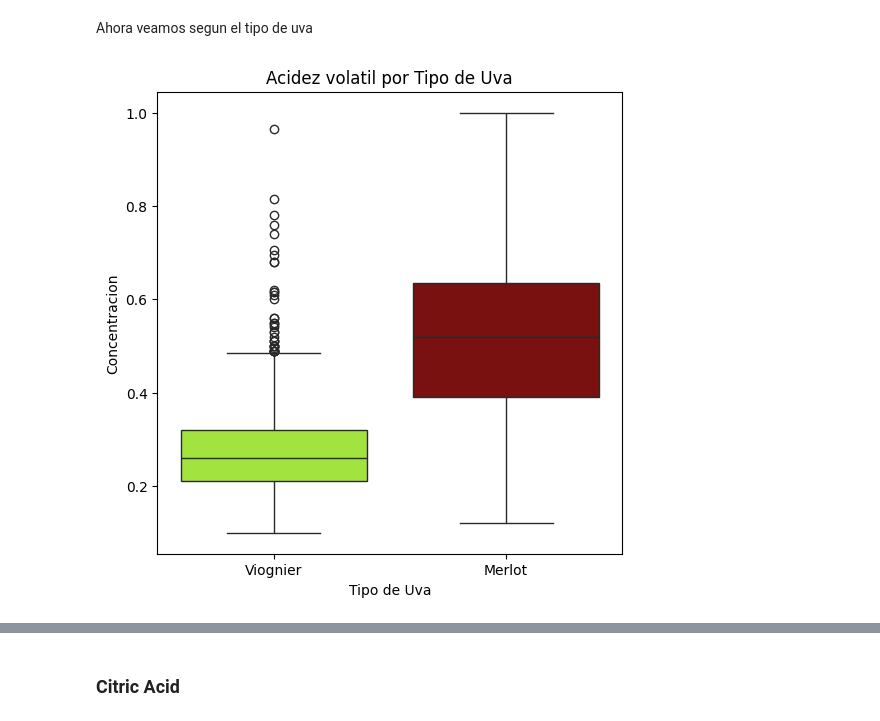
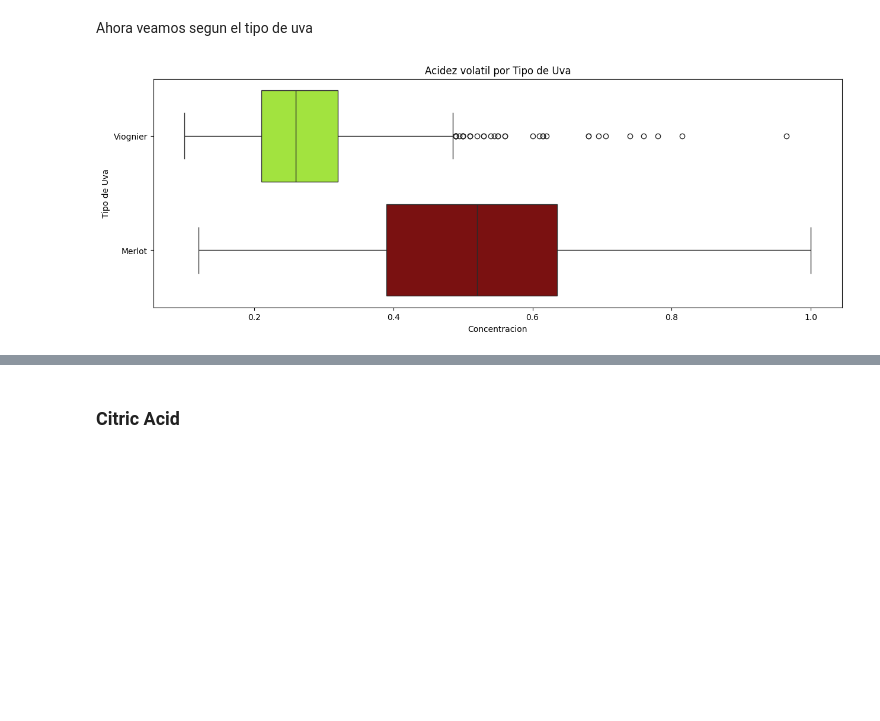
Before and after one commit to asoutrelle/Fundamentos-De-la-Ciencia-de-Datos-TPE, a Jupyter notebook: Grupo-21.ipynb, the cells around one changed output, grey strips where cells are left out. Drawn from its saved outputs; the diff is of its cells as text; code cells hidden in the pictures; blank space fills up the shorter version.

```diff
--- a/Grupo-21.ipynb
+++ b/Grupo-21.ipynb
@@ -419,11 +426,11 @@ plt.show()
 # %% [markdown]
 Ahora veamos segun el tipo de uva
 # %%
-plt.figure(figsize=(6, 6))
-sns.boxplot(data=dataSetCurado, x="type", y="volatile acidity",hue='type',  palette={"Viognier": "#A8FF23", "Merlot": "darkred"})
+plt.figure(figsize=(15, 5))
+sns.boxplot(data=dataSetCurado, y="type", x="volatile acidity",hue='type',  palette={"Viognier": "#A8FF23", "Merlot": "darkred"})
 plt.title("Acidez volatil por Tipo de Uva")
-plt.xlabel("Tipo de Uva")
-plt.ylabel("Concentracion")
+plt.ylabel("Tipo de Uva")
+plt.xlabel("Concentracion")
 plt.show()
 # %% [output]
-[figure, old version]
+[figure, new version]
```
Also changed, not shown: parts of 33 cells of this notebook.
